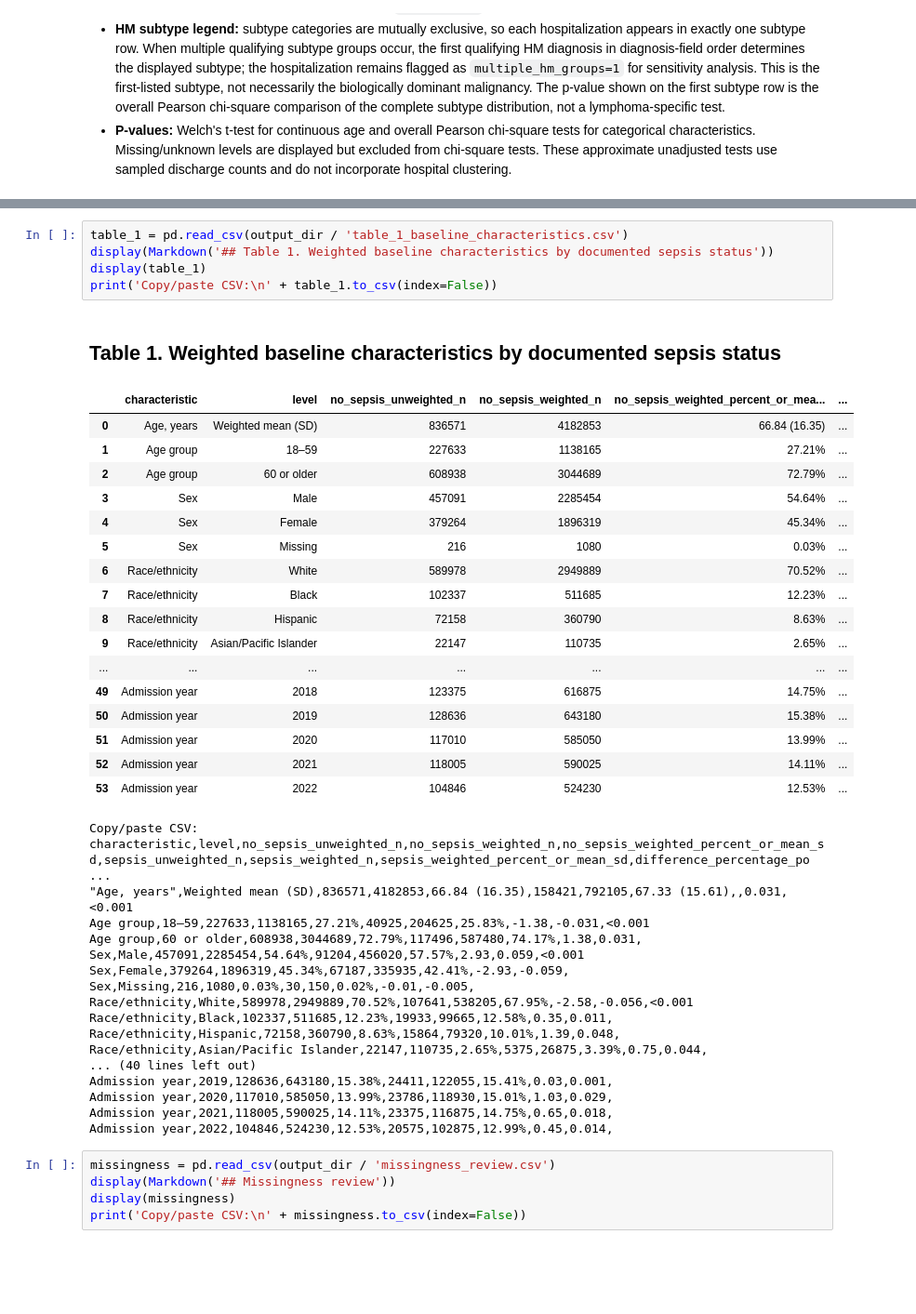
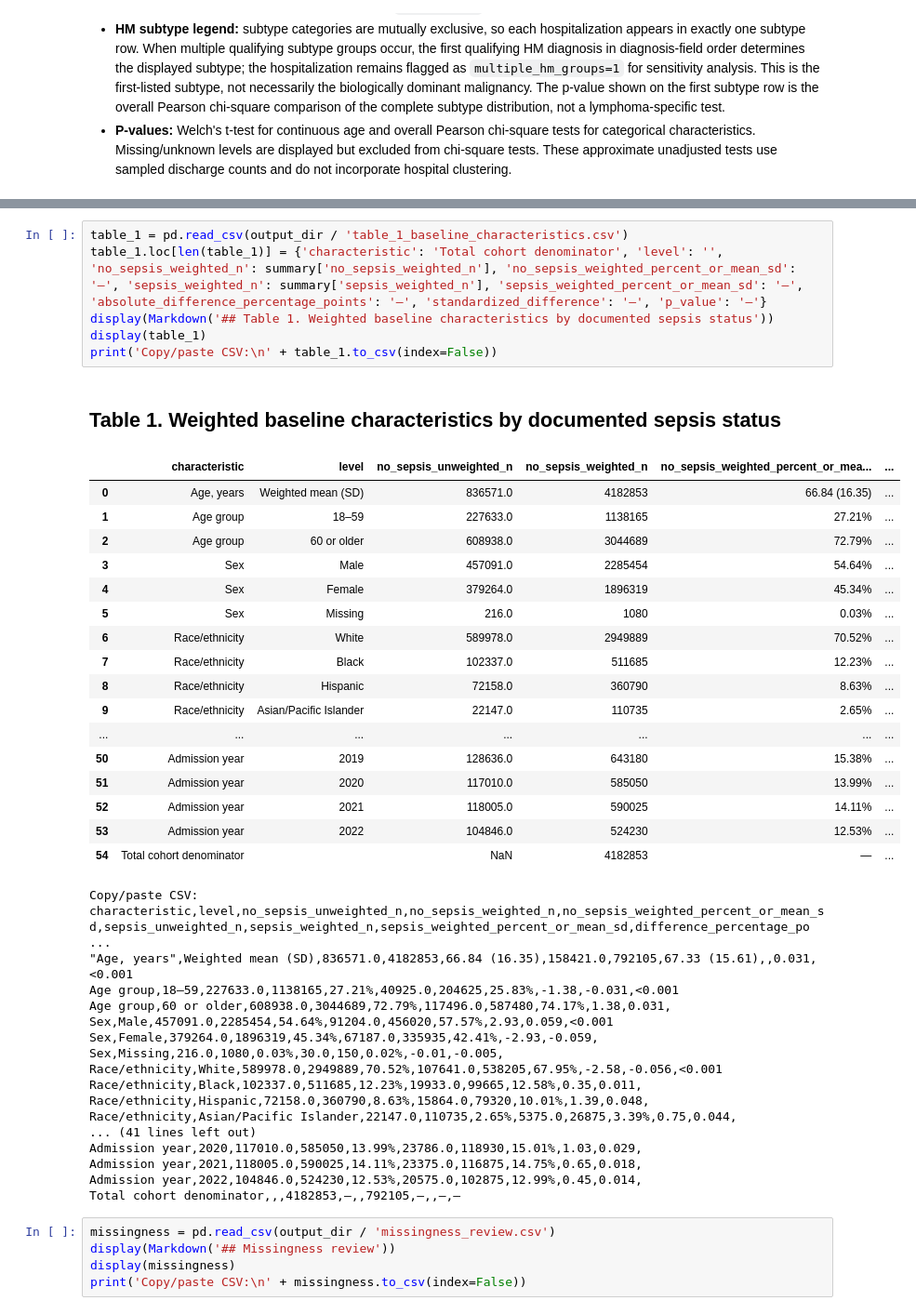
Before and after one commit to EvelynEZ/IPC-MPC-Study, a Jupyter notebook: notebooks/phase_3_baseline_characteristics.ipynb, the cells around one changed output, grey strips where cells are left out. Shown at 93% size. Drawn from its saved outputs; the diff is of its cells as text; blank space fills up the shorter version.

Commit message:
Add total rows to report tables

```diff
--- a/notebooks/phase_3_baseline_characteristics.ipynb
+++ b/notebooks/phase_3_baseline_characteristics.ipynb
@@ -68,44 +71,45 @@ Documented sepsis (A41*),158421,792105
 # %%
 table_1 = pd.read_csv(output_dir / 'table_1_baseline_characteristics.csv')
+table_1.loc[len(table_1)] = {'characteristic': 'Total cohort denominator', 'level': '', 'no_sepsis_weighted_n': summary['no_sepsis_weighted_n'], 'no_sepsis_weighted_percent_or_mean_sd': '—', 'sepsis_weighted_n': summary['sepsis_weighted_n'], 'sepsis_weighted_percent_or_mean_sd': '—', 'absolute_difference_percentage_points': '—', 'standardized_difference': '—', 'p_value': '—'}
 display(Markdown('## Table 1. Weighted baseline characteristics by documented sepsis status'))
 display(table_1)
 print('Copy/paste CSV:\n' + table_1.to_csv(index=False))
 # %% [output]
 ## Table 1. Weighted baseline characteristics by documented sepsis status
 |  | characteristic | level | no_sepsis_unweighted_n | no_sepsis_weighted_n | no_sepsis_weighted_percent_or_mea... | ... |
-| 0 | Age, years | Weighted mean (SD) | 836571 | 4182853 | 66.84 (16.35) | ... |
-| 1 | Age group | 18–59 | 227633 | 1138165 | 27.21% | ... |
-| 2 | Age group | 60 or older | 608938 | 3044689 | 72.79% | ... |
-| 3 | Sex | Male | 457091 | 2285454 | 54.64% | ... |
-| 4 | Sex | Female | 379264 | 1896319 | 45.34% | ... |
-| 5 | Sex | Missing | 216 | 1080 | 0.03% | ... |
-| 6 | Race/ethnicity | White | 589978 | 2949889 | 70.52% | ... |
-| 7 | Race/ethnicity | Black | 102337 | 511685 | 12.23% | ... |
-| 8 | Race/ethnicity | Hispanic | 72158 | 360790 | 8.63% | ... |
-| 9 | Race/ethnicity | Asian/Pacific Islander | 22147 | 110735 | 2.65% | ... |
+| 0 | Age, years | Weighted mean (SD) | 836571.0 | 4182853 | 66.84 (16.35) | ... |
+| 1 | Age group | 18–59 | 227633.0 | 1138165 | 27.21% | ... |
+| 2 | Age group | 60 or older | 608938.0 | 3044689 | 72.79% | ... |
+| 3 | Sex | Male | 457091.0 | 2285454 | 54.64% | ... |
+| 4 | Sex | Female | 379264.0 | 1896319 | 45.34% | ... |
+| 5 | Sex | Missing | 216.0 | 1080 | 0.03% | ... |
+| 6 | Race/ethnicity | White | 589978.0 | 2949889 | 70.52% | ... |
+| 7 | Race/ethnicity | Black | 102337.0 | 511685 | 12.23% | ... |
+| 8 | Race/ethnicity | Hispanic | 72158.0 | 360790 | 8.63% | ... |
+| 9 | Race/ethnicity | Asian/Pacific Islander | 22147.0 | 110735 | 2.65% | ... |
 | ... | ... | ... | ... | ... | ... | ... |
-| 49 | Admission year | 2018 | 123375 | 616875 | 14.75% | ... |
-| 50 | Admission year | 2019 | 128636 | 643180 | 15.38% | ... |
-| 51 | Admission year | 2020 | 117010 | 585050 | 13.99% | ... |
-| 52 | Admission year | 2021 | 118005 | 590025 | 14.11% | ... |
-| 53 | Admission year | 2022 | 104846 | 524230 | 12.53% | ... |
+| 50 | Admission year | 2019 | 128636.0 | 643180 | 15.38% | ... |
+| 51 | Admission year | 2020 | 117010.0 | 585050 | 13.99% | ... |
+| 52 | Admission year | 2021 | 118005.0 | 590025 | 14.11% | ... |
+| 53 | Admission year | 2022 | 104846.0 | 524230 | 12.53% | ... |
+| 54 | Total cohort denominator |  | NaN | 4182853 | — | ... |
 Copy/paste CSV:
 characteristic,level,no_sepsis_unweighted_n,no_sepsis_weighted_n,no_sepsis_weighted_percent_or_mean_sd,sepsis_unweighted_n,sepsis_weighted_n,sepsis_weighted_percent_or_mean_sd,difference_percentage_po ...
-"Age, years",Weighted mean (SD),836571,4182853,66.84 (16.35),158421,792105,67.33 (15.61),,0.031,<0.001
-Age group,18–59,227633,1138165,27.21%,40925,204625,25.83%,-1.38,-0.031,<0.001
-Age group,60 or older,608938,3044689,72.79%,117496,587480,74.17%,1.38,0.031,
-Sex,Male,457091,2285454,54.64%,91204,456020,57.57%,2.93,0.059,<0.001
-Sex,Female,379264,1896319,45.34%,67187,335935,42.41%,-2.93,-0.059,
-Sex,Missing,216,1080,0.03%,30,150,0.02%,-0.01,-0.005,
-Race/ethnicity,White,589978,2949889,70.52%,107641,538205,67.95%,-2.58,-0.056,<0.001
-Race/ethnicity,Black,102337,511685,12.23%,19933,99665,12.58%,0.35,0.011,
-Race/ethnicity,Hispanic,72158,360790,8.63%,15864,79320,10.01%,1.39,0.048,
-Race/ethnicity,Asian/Pacific Islander,22147,110735,2.65%,5375,26875,3.39%,0.75,0.044,
-... (40 lines left out)
-Admission year,2019,128636,643180,15.38%,24411,122055,15.41%,0.03,0.001,
-Admission year,2020,117010,585050,13.99%,23786,118930,15.01%,1.03,0.029,
-Admission year,2021,118005,590025,14.11%,23375,116875,14.75%,0.65,0.018,
-Admission year,2022,104846,524230,12.53%,20575,102875,12.99%,0.45,0.014,
+"Age, years",Weighted mean (SD),836571.0,4182853,66.84 (16.35),158421.0,792105,67.33 (15.61),,0.031,<0.001
+Age group,18–59,227633.0,1138165,27.21%,40925.0,204625,25.83%,-1.38,-0.031,<0.001
+Age group,60 or older,608938.0,3044689,72.79%,117496.0,587480,74.17%,1.38,0.031,
+Sex,Male,457091.0,2285454,54.64%,91204.0,456020,57.57%,2.93,0.059,<0.001
+Sex,Female,379264.0,1896319,45.34%,67187.0,335935,42.41%,-2.93,-0.059,
+Sex,Missing,216.0,1080,0.03%,30.0,150,0.02%,-0.01,-0.005,
+Race/ethnicity,White,589978.0,2949889,70.52%,107641.0,538205,67.95%,-2.58,-0.056,<0.001
+Race/ethnicity,Black,102337.0,511685,12.23%,19933.0,99665,12.58%,0.35,0.011,
+Race/ethnicity,Hispanic,72158.0,360790,8.63%,15864.0,79320,10.01%,1.39,0.048,
+Race/ethnicity,Asian/Pacific Islander,22147.0,110735,2.65%,5375.0,26875,3.39%,0.75,0.044,
+... (41 lines left out)
+Admission year,2020,117010.0,585050,13.99%,23786.0,118930,15.01%,1.03,0.029,
+Admission year,2021,118005.0,590025,14.11%,23375.0,116875,14.75%,0.65,0.018,
+Admission year,2022,104846.0,524230,12.53%,20575.0,102875,12.99%,0.45,0.014,
+Total cohort denominator,,,4182853,—,,792105,—,,—,—
 # %%
 missingness = pd.read_csv(output_dir / 'missingness_review.csv')
 display(Markdown('## Missingness review'))
```
Also changed, not shown: parts of 1 cell of this notebook, 6 other files.
